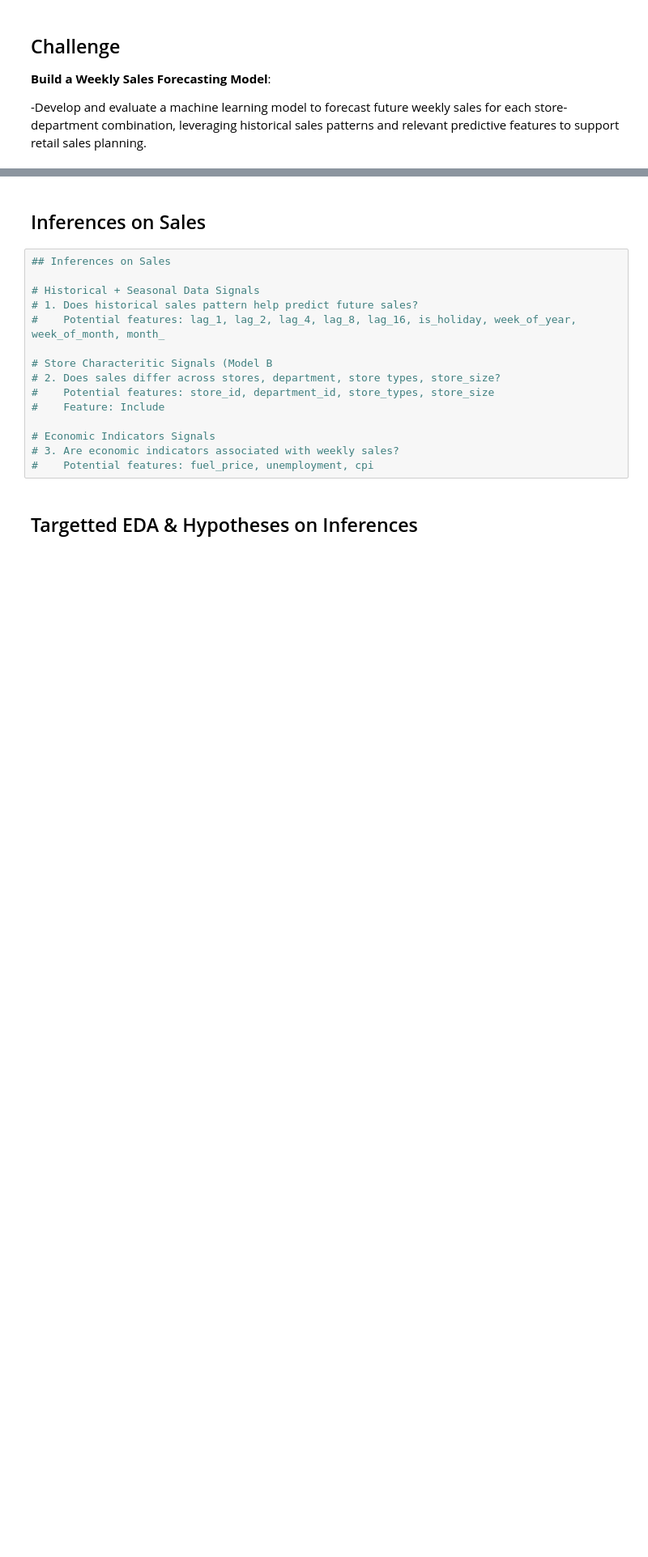
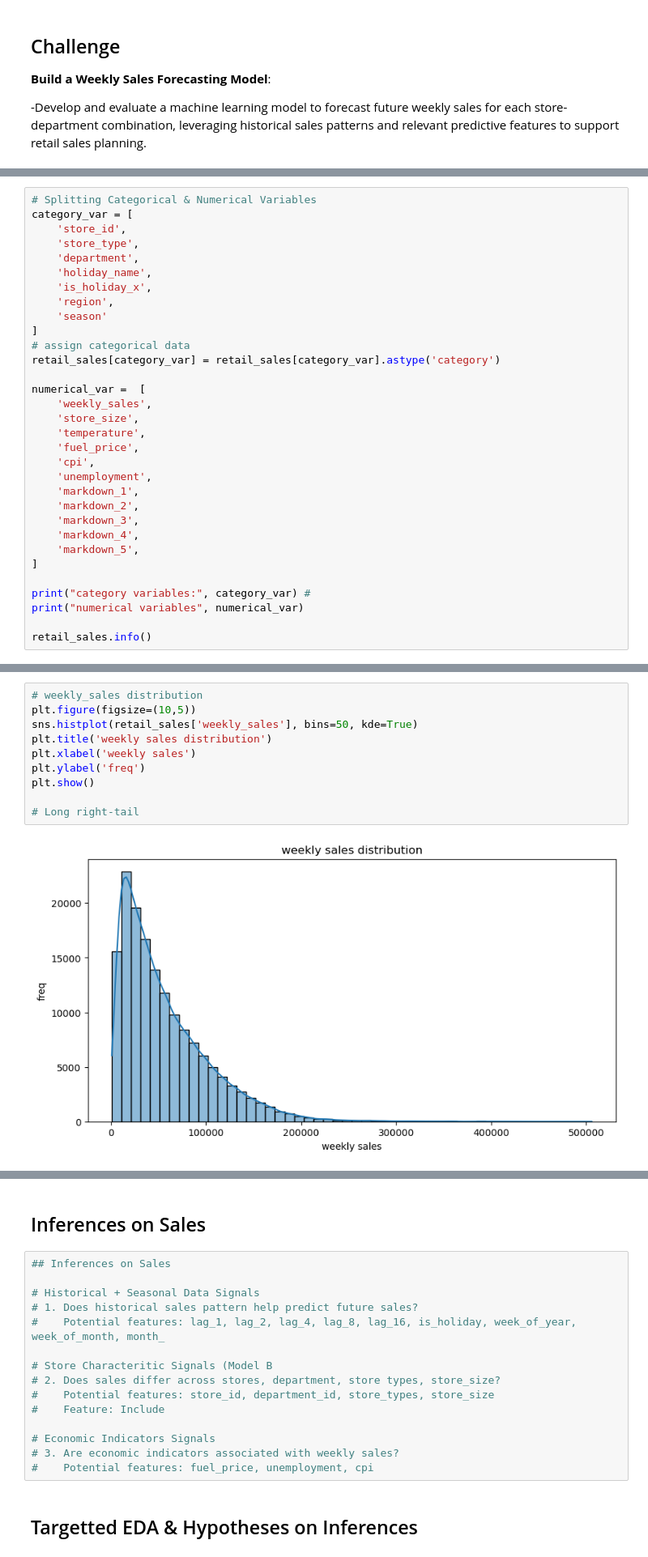
Before and after one commit to paolomags100/predictive-model-retail-sales-forecast, a Jupyter notebook: jupyter-nb/retail_sales_forecasting.ipynb, the cells around one changed output, grey strips where cells are left out. Shown at 81% size. Cells and saved outputs as stored; diff of their text form; blank space fills up the shorter version.

```diff
--- a/jupyter-nb/retail_sales_forecasting.ipynb
+++ b/jupyter-nb/retail_sales_forecasting.ipynb
@@ -259,0 +151,32 @@ Analyst Inferences and Hypotheses:
+# %%
+# Splitting Categorical & Numerical Variables
+category_var = [
+    'store_id',
+    'store_type',
+    'department',
+    'holiday_name',
+    'is_holiday_x',
+    'region',
+    'season'
+]
+# assign categorical data
+retail_sales[category_var] = retail_sales[category_var].astype('category')
+
+numerical_var =  [
+    'weekly_sales',
+    'store_size',
+    'temperature',
+    'fuel_price',
+    'cpi',
+    'unemployment',
+    'markdown_1',
+    'markdown_2',
+    'markdown_3',
+    'markdown_4',
+    'markdown_5',
+]
+
+print("category variables:", category_var) #
+print("numerical variables", numerical_var)
+
+retail_sales.info()
@@ -259,0 +260,12 @@ Analyst Inferences and Hypotheses:
+# %%
+# weekly_sales distribution
+plt.figure(figsize=(10,5))
+sns.histplot(retail_sales['weekly_sales'], bins=50, kde=True)
+plt.title('weekly sales distribution')
+plt.xlabel('weekly sales')
+plt.ylabel('freq')
+plt.show()
+
+# Long right-tail
+# %% [output]
+[figure, added]
```
Also changed, not shown: parts of 41 cells of this notebook, 2 other files.
